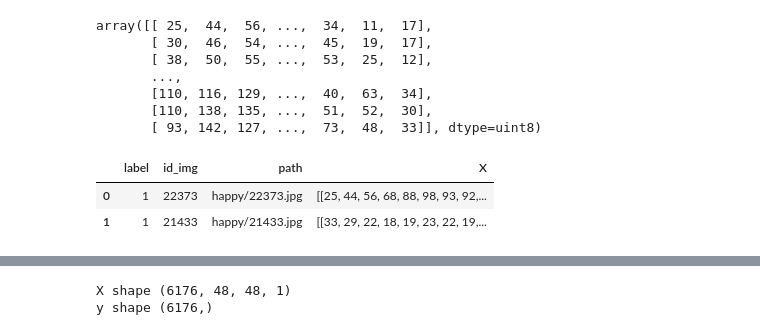
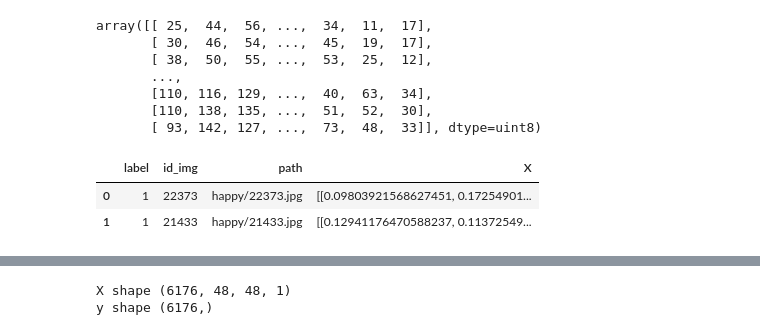
Before and after one commit to Jasc94/thebridge, a Jupyter notebook: week12_DL/0_Kaggle_Sentiment/1_analysis.ipynb, the cells around one changed output, grey strips where cells are left out. Saved outputs shown, nothing was run; the diff lists cells and outputs as text; code cells hidden in the pictures.

```diff
--- a/week12_DL/0_Kaggle_Sentiment/1_analysis.ipynb
+++ b/week12_DL/0_Kaggle_Sentiment/1_analysis.ipynb
@@ -36,10 +47,16 @@ array([[ 25,  44,  56, ...,  34,  11,  17],
        [110, 138, 135, ...,  51,  52,  30],
        [ 93, 142, 127, ...,  73,  48,  33]], dtype=uint8)
 # %%
+# New column with the pictures found in every path (in array form)
 data["X"] = data.path.apply(lambda x: imread("data/train/" + x))
+# Scaling down the data by dividing by 255
+data["X"] = data["X"] / 255
+
+# Replacing the labels by numbers to pass them into the model
 data["label"].replace(["happy", "sadness"], [1, 0], inplace = True)
+
 data.head(2)
 # %% [output]
 |  | label | id_img | path | X |
-| 0 | 1 | 22373 | happy/22373.jpg | [[25, 44, 56, 68, 88, 98, 93, 92,... |
-| 1 | 1 | 21433 | happy/21433.jpg | [[33, 29, 22, 18, 19, 23, 22, 19,... |
+| 0 | 1 | 22373 | happy/22373.jpg | [[0.09803921568627451, 0.17254901... |
+| 1 | 1 | 21433 | happy/21433.jpg | [[0.12941176470588237, 0.11372549... |
```
Also changed, not shown: parts of 14 cells of this notebook, 5 other files.
